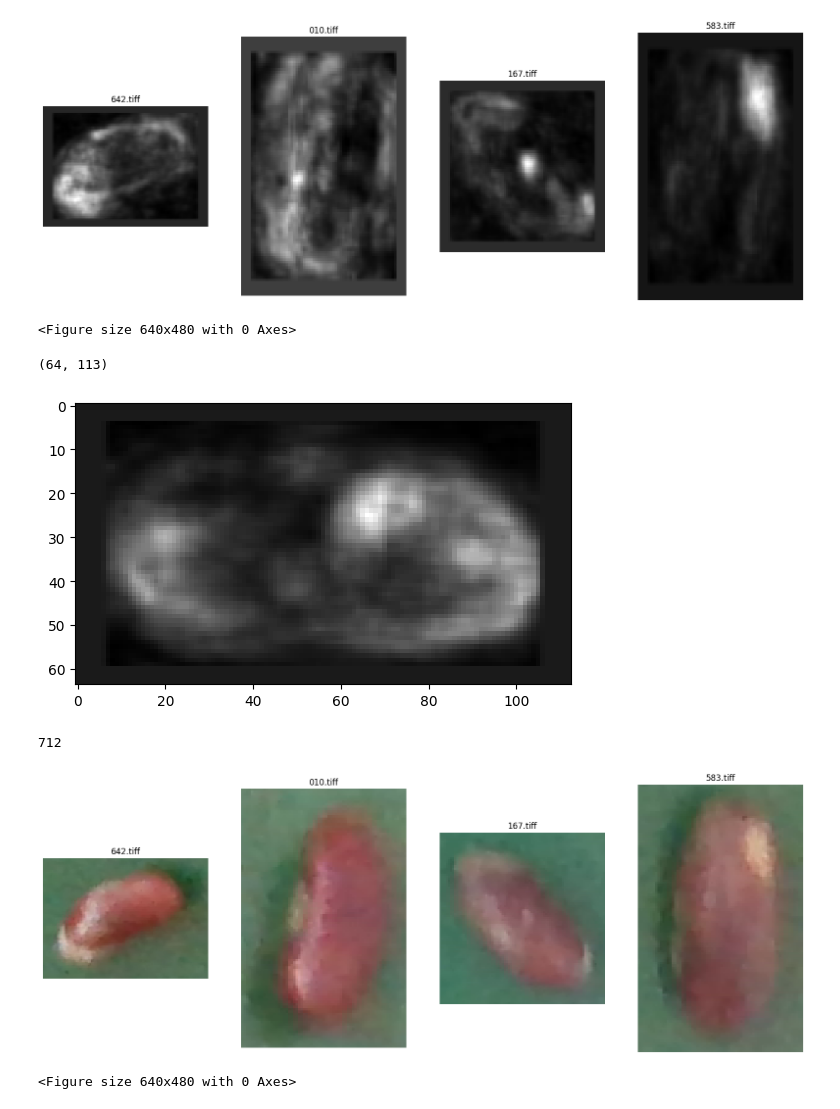
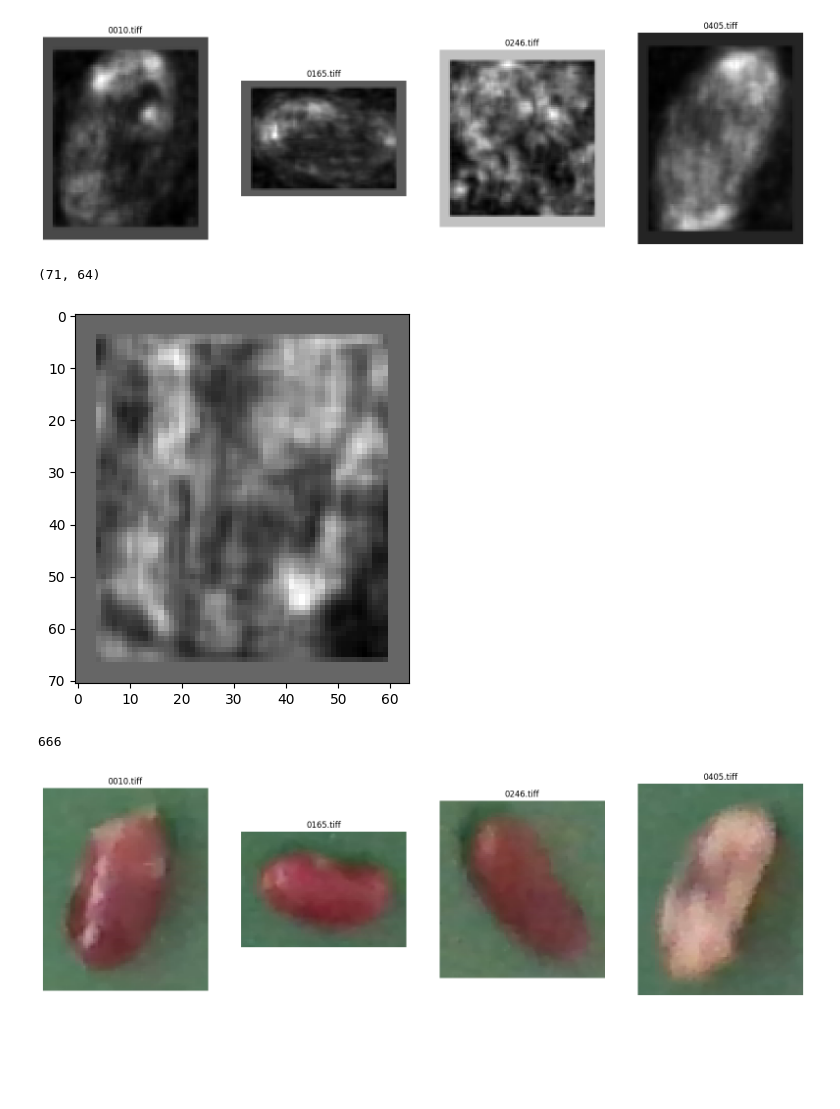
Before and after one commit to qkhanh711/EfficientAD-modify, a Jupyter notebook: visualize.ipynb, the cells around one changed output. Saved outputs shown, nothing was run; the diff lists cells and outputs as text; code cells hidden in the pictures; blank space fills up the shorter version.

```diff
--- a/visualize.ipynb
+++ b/visualize.ipynb
@@ -4,11 +4,14 @@ import pathlib
 
 import os
 
-test = os.listdir('output/1/anomaly_maps/mvtec_ad/bean/test/tear')
+cls = "bean"
+img= "0001"
+
+test = os.listdir(f'output/1/anomaly_maps/mvtec_ad/{cls}/test/tear')
 
 image_set = []
 for i in test:
-    rev_path = f'output/1/anomaly_maps/mvtec_ad/bean/test/tear/{i}'
+    rev_path = f'output/1/anomaly_maps/mvtec_ad/{cls}/test/tear/{i}'
     img_fpath = pathlib.Path(rev_path)
     reader = OMETIFFReader(img_fpath)
     img_arr, meta, xml = reader.read()
@@ -23,8 +26,9 @@ for i in range(4):
     ax[i].axis('off')
     ax[i].set_title(test[i])
 
+plt.savefig('test.png')
 plt.show()
-plt.savefig('test.png')
+
 # img_true_set = []
 # for i in image_set:
 #     img_true_set.append(cv2.cvtColor(i, cv2.COLOR_GRAY2BGR))
@@ -49,5 +53,4 @@ WARNING:root:File output/1/anomaly_maps/mvtec_ad/bean/test/tear/012.tiff has no
-[figure, old version]
+[figure, new version]
-<Figure size 640x480 with 0 Axes>
 # %%
 import matplotlib.pyplot as plt
 import cv2
@@ -55,20 +58,19 @@ plt.imshow(img_arr, cmap='gray')
 img_true = cv2.cvtColor(img_arr, cv2.COLOR_GRAY2BGR)
 print(img_arr.shape)
 # %% [output]
-(64, 113)
+(71, 64)
-[figure, old version]
+[figure, new version]
 # %%
 len(test)
 # %% [output]
-712
+666
 # %%
 import re
 def find_num(x):
     return x[:-5]
 image_set = []
 for i in test:
-
-    pathz = f'../patchcore-inspection/mvtec_anomaly_detection/bean/test/tear/{find_num(i)}.jpg'
+    pathz = f'../patchcore-inspection/mvtec_anomaly_detection/{cls}/test/tear/{find_num(i)}.png'
     imgz = cv2.imread(pathz)
     imgz = cv2.cvtColor(imgz, cv2.COLOR_BGR2RGB)
     image_set.append(imgz)
@@ -80,11 +82,10 @@ for i in range(4):
     ax[i].axis('off')
     ax[i].set_title(test[i])
 
+plt.savefig("true.png")
 plt.show()
-plt.savefig("true.png")
 # %% [output]
-[figure, old version]
+[figure, new version]
-<Figure size 640x480 with 0 Axes>
 # %%
 import cv2
 import numpy as np
```
Also changed, not shown: parts of 3 cells of this notebook, 2 other files.
